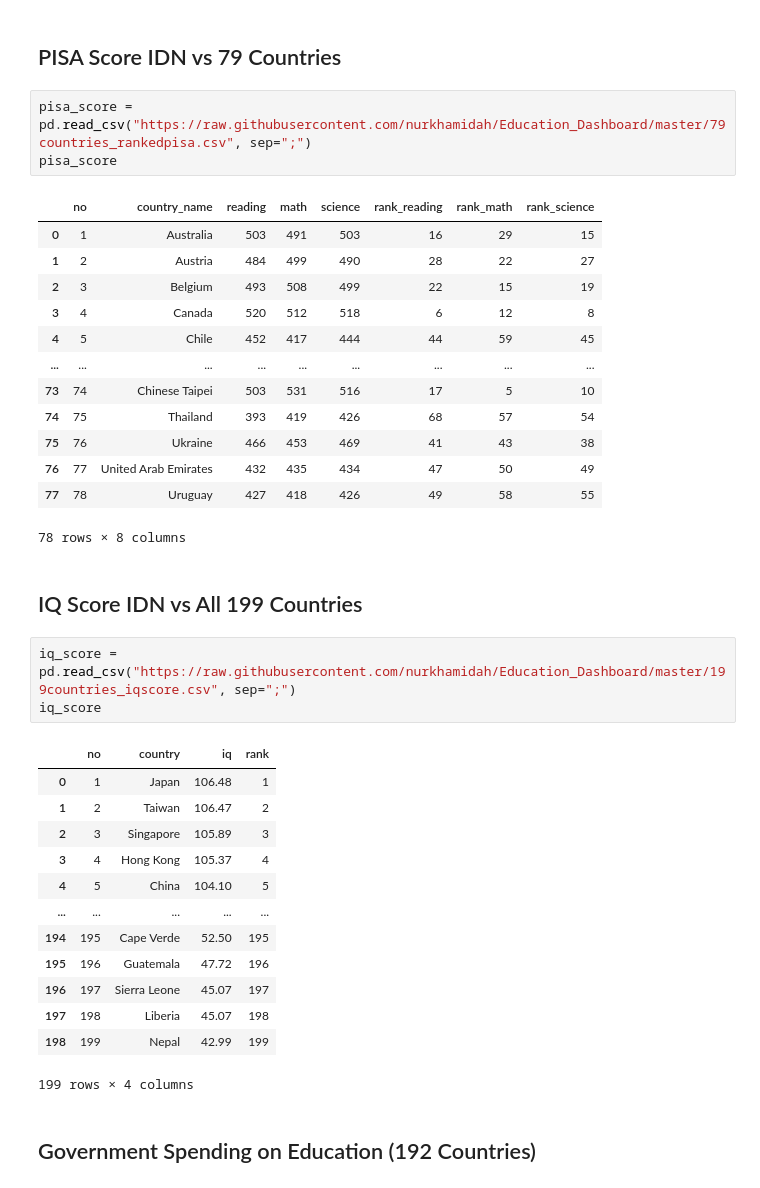
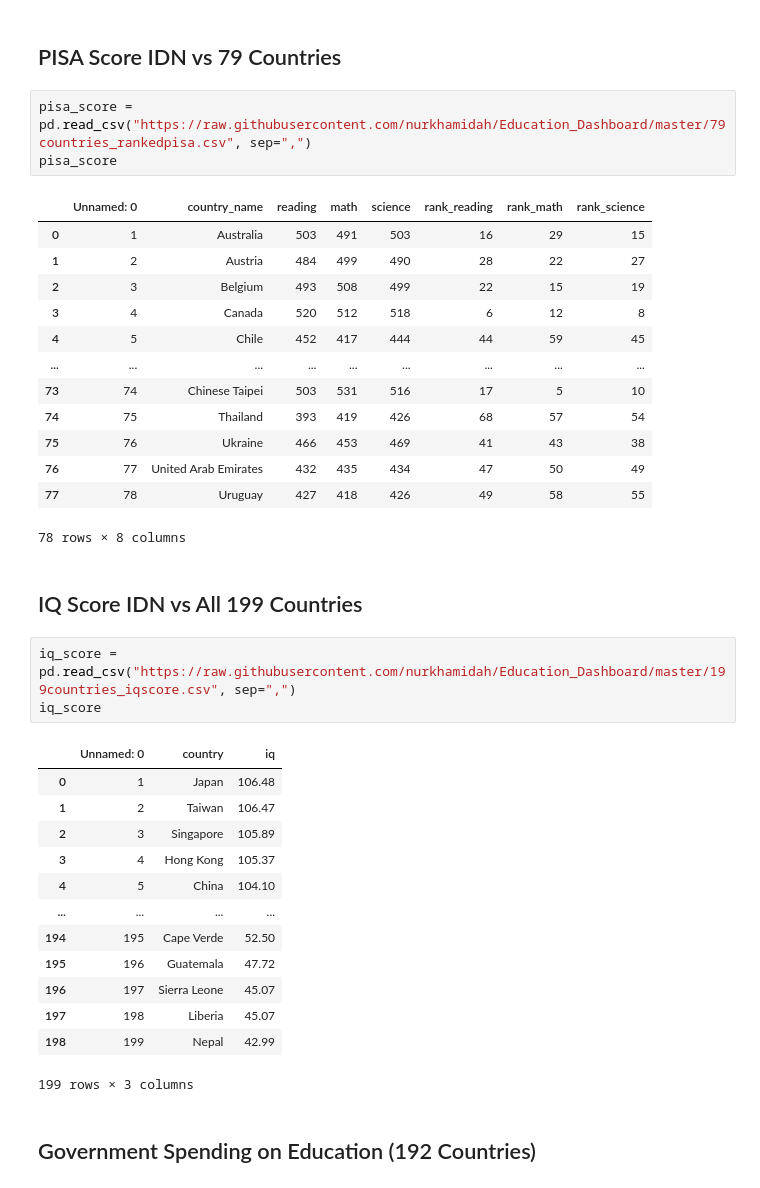
Before and after one commit to nurkhamidah/Education_Dashboard, a Jupyter notebook: object.ipynb, the cells around one changed output. Drawn from its saved outputs; the diff is of its cells as text.

```diff
--- a/object.ipynb
+++ b/object.ipynb
@@ -4,10 +4,10 @@ from urllib.request import Request, urlopen
 # %% [markdown]
 ## PISA Score IDN vs 79 Countries
 # %%
-pisa_score = pd.read_csv("https://raw.githubusercontent.com/nurkhamidah/Education_Dashboard/master/79countries_rankedpisa.csv", sep=";")
+pisa_score = pd.read_csv("https://raw.githubusercontent.com/nurkhamidah/Education_Dashboard/master/79countries_rankedpisa.csv", sep=",")
 pisa_score
 # %% [output]
-|  | no | country_name | reading | math | science | rank_reading | rank_math | rank_science |
+|  | Unnamed: 0 | country_name | reading | math | science | rank_reading | rank_math | rank_science |
 | 0 | 1 | Australia | 503 | 491 | 503 | 16 | 29 | 15 |
 | 1 | 2 | Austria | 484 | 499 | 490 | 28 | 22 | 27 |
 | 2 | 3 | Belgium | 493 | 508 | 499 | 22 | 15 | 19 |
@@ -23,22 +23,22 @@ pisa_score
 # %% [markdown]
 ## IQ Score IDN vs All 199 Countries
 # %%
-iq_score = pd.read_csv("https://raw.githubusercontent.com/nurkhamidah/Education_Dashboard/master/199countries_iqscore.csv", sep=";")
+iq_score = pd.read_csv("https://raw.githubusercontent.com/nurkhamidah/Education_Dashboard/master/199countries_iqscore.csv", sep=",")
 iq_score
 # %% [output]
-|  | no | country | iq | rank |
-| 0 | 1 | Japan | 106.48 | 1 |
-| 1 | 2 | Taiwan | 106.47 | 2 |
-| 2 | 3 | Singapore | 105.89 | 3 |
-| 3 | 4 | Hong Kong | 105.37 | 4 |
-| 4 | 5 | China | 104.10 | 5 |
-| ... | ... | ... | ... | ... |
-| 194 | 195 | Cape Verde | 52.50 | 195 |
-| 195 | 196 | Guatemala | 47.72 | 196 |
-| 196 | 197 | Sierra Leone | 45.07 | 197 |
-| 197 | 198 | Liberia | 45.07 | 198 |
-| 198 | 199 | Nepal | 42.99 | 199 |
+|  | Unnamed: 0 | country | iq |
+| 0 | 1 | Japan | 106.48 |
+| 1 | 2 | Taiwan | 106.47 |
+| 2 | 3 | Singapore | 105.89 |
+| 3 | 4 | Hong Kong | 105.37 |
+| 4 | 5 | China | 104.10 |
+| ... | ... | ... | ... |
+| 194 | 195 | Cape Verde | 52.50 |
+| 195 | 196 | Guatemala | 47.72 |
+| 196 | 197 | Sierra Leone | 45.07 |
+| 197 | 198 | Liberia | 45.07 |
+| 198 | 199 | Nepal | 42.99 |
-199 rows × 4 columns
+199 rows × 3 columns
 # %% [markdown]
 ## Government Spending on Education (192 Countries)
 # %%
```
Also changed, not shown: parts of 7 cells of this notebook.
